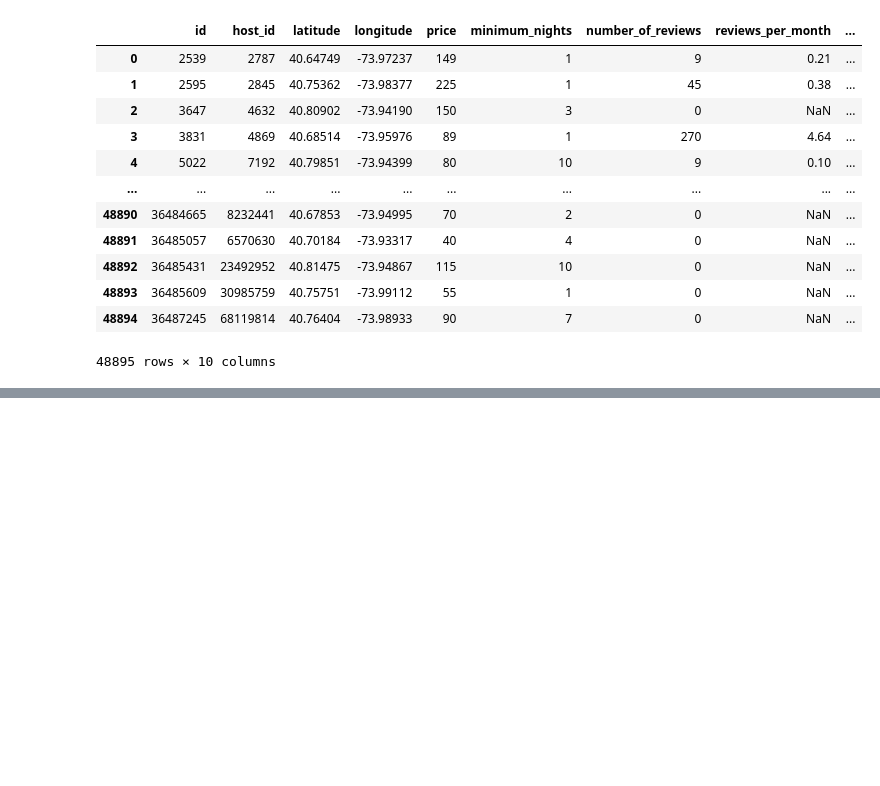
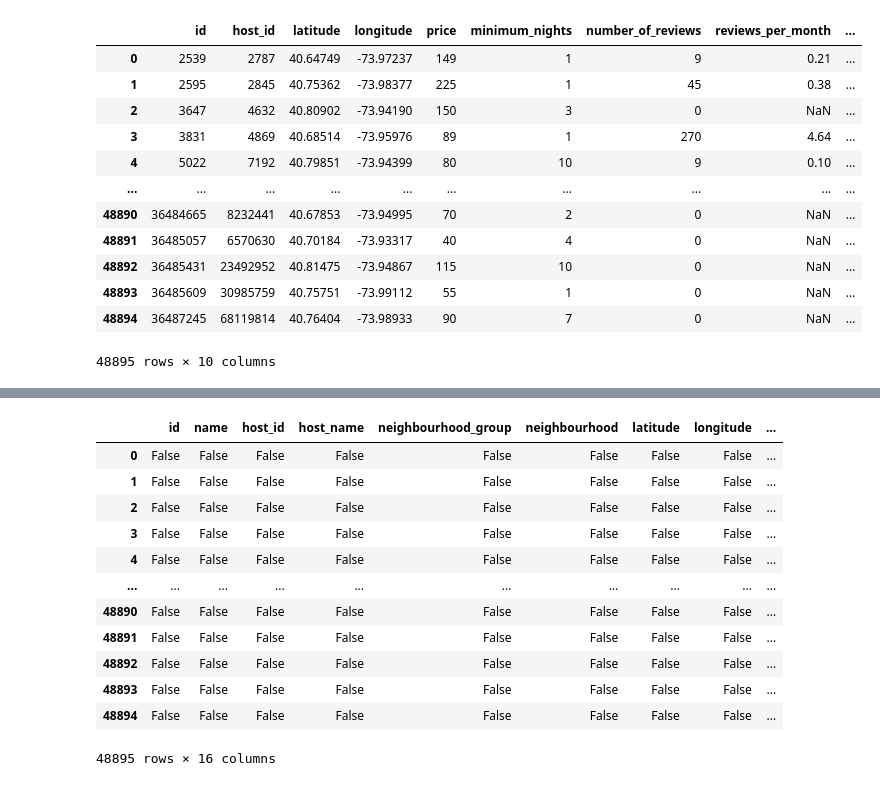
Before and after one commit to tanvir1985/MachineLearning-AMII, a Jupyter notebook: PA2_Team1_W23_ipynd.ipynb, the cells around one changed output, grey strips where cells are left out. Cells and saved outputs as stored; diff of their text form; code cells hidden in the pictures; blank space fills up the shorter version.

```diff
--- a/PA2_Team1_W23_ipynd.ipynb
+++ b/PA2_Team1_W23_ipynd.ipynb
@@ -124,0 +287,16 @@ df.select_dtypes(include=['int64','float64'])
+# %%
+df=="?"
+# %% [output]
+|  | id | name | host_id | host_name | neighbourhood_group | neighbourhood | latitude | longitude | ... |
+| 0 | False | False | False | False | False | False | False | False | ... |
+| 1 | False | False | False | False | False | False | False | False | ... |
+| 2 | False | False | False | False | False | False | False | False | ... |
+| 3 | False | False | False | False | False | False | False | False | ... |
+| 4 | False | False | False | False | False | False | False | False | ... |
+| ... | ... | ... | ... | ... | ... | ... | ... | ... | ... |
+| 48890 | False | False | False | False | False | False | False | False | ... |
+| 48891 | False | False | False | False | False | False | False | False | ... |
+| 48892 | False | False | False | False | False | False | False | False | ... |
+| 48893 | False | False | False | False | False | False | False | False | ... |
+| 48894 | False | False | False | False | False | False | False | False | ... |
+48895 rows × 16 columns
```
Also changed, not shown: parts of 59 cells of this notebook.
